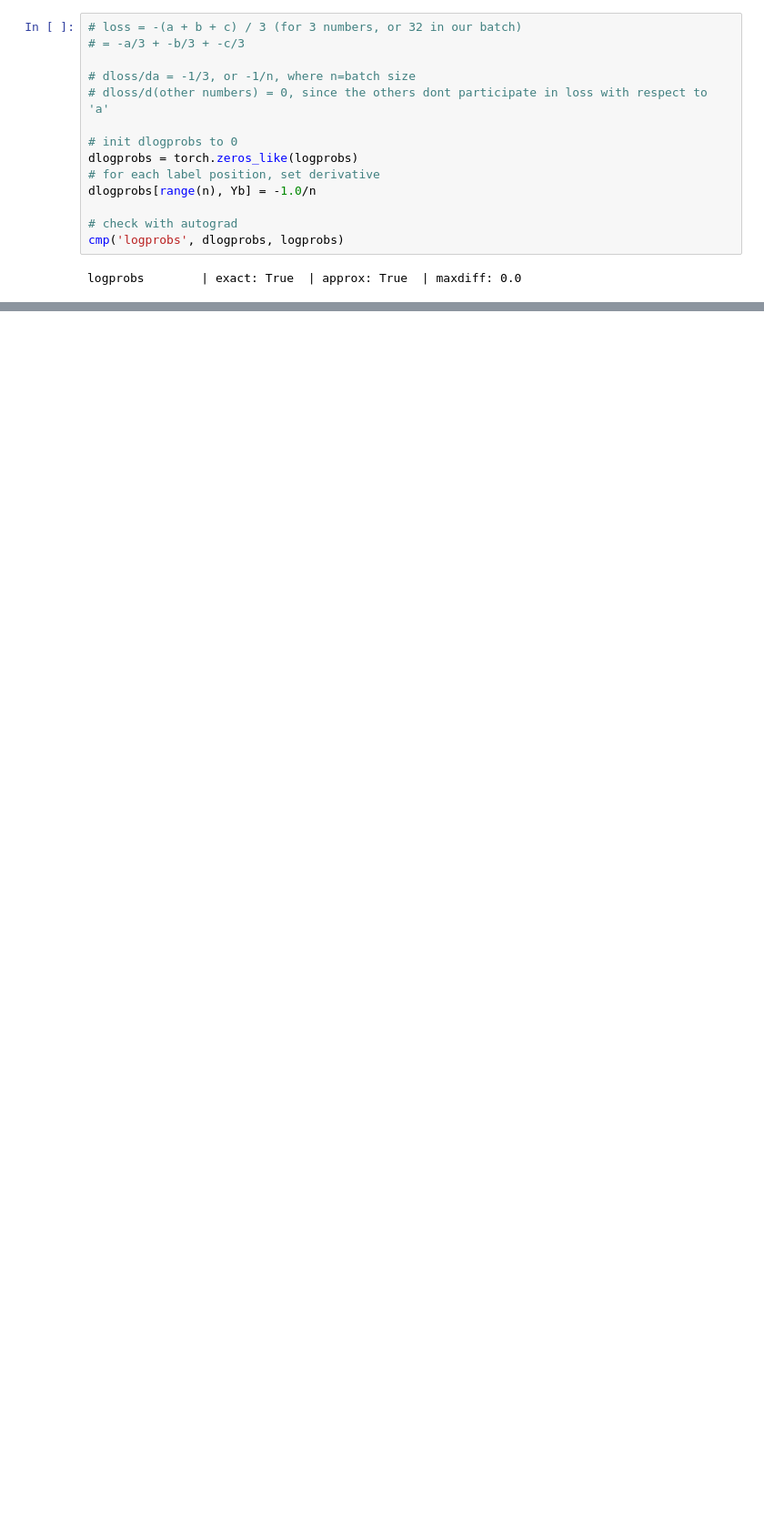
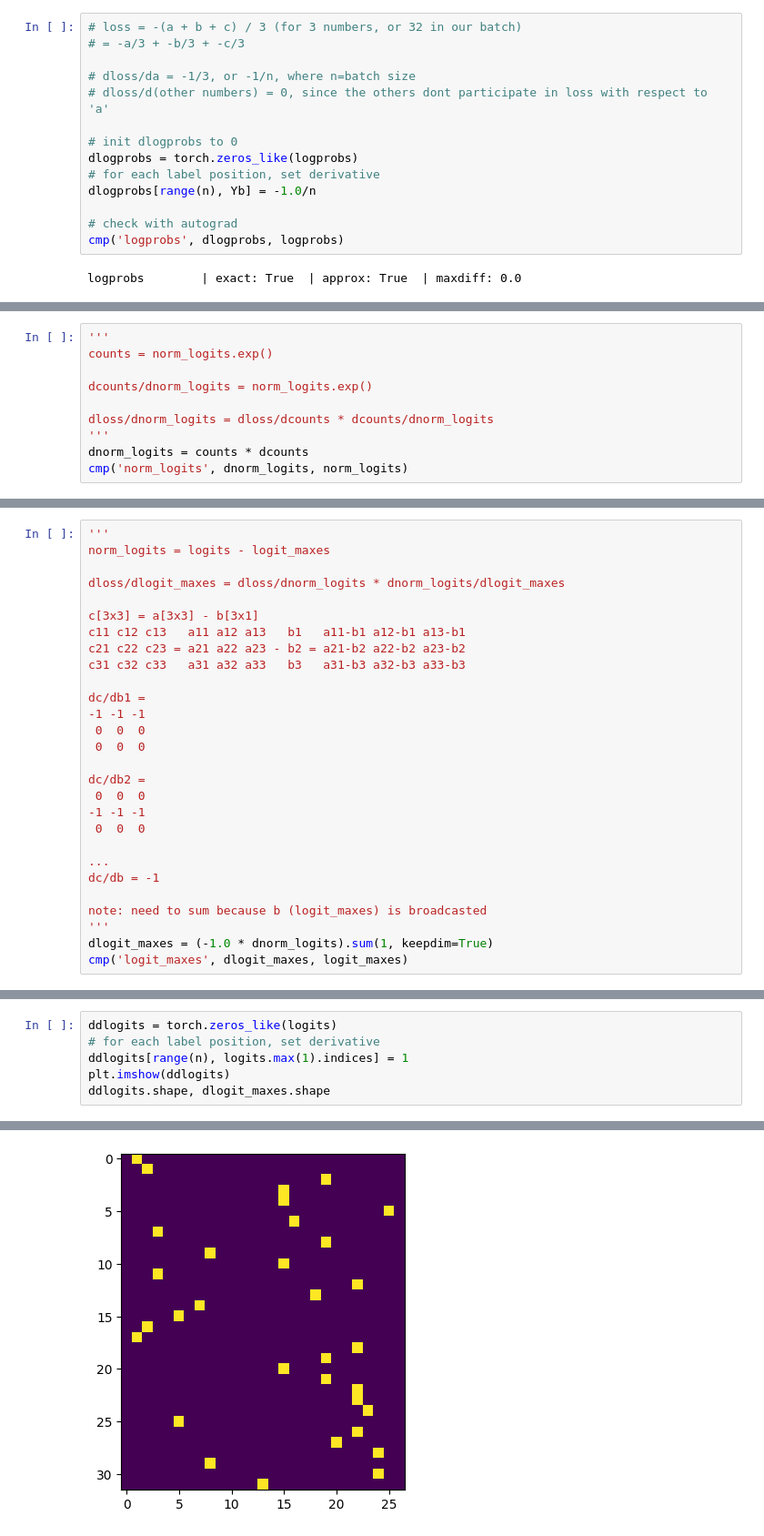
Before and after one commit to yoshi95/nlp, a Jupyter notebook: makemore-part4.ipynb, the cells around one changed output, grey strips where cells are left out. Shown at 91% size. Drawn from its saved outputs; the diff is of its cells as text; blank space fills up the shorter version.

```diff
--- a/makemore-part4.ipynb
+++ b/makemore-part4.ipynb
@@ -219,0 +322,10 @@ torch.Size([32, 27])
+# %%
+'''
+counts = norm_logits.exp()
+
+dcounts/dnorm_logits = norm_logits.exp()
+
+dloss/dnorm_logits = dloss/dcounts * dcounts/dnorm_logits
+'''
+dnorm_logits = counts * dcounts
+cmp('norm_logits', dnorm_logits, norm_logits)
@@ -219,0 +334,28 @@ torch.Size([32, 27])
+# %%
+'''
+norm_logits = logits - logit_maxes
+
+dloss/dlogit_maxes = dloss/dnorm_logits * dnorm_logits/dlogit_maxes
+
+c[3x3] = a[3x3] - b[3x1]
+c11 c12 c13   a11 a12 a13   b1   a11-b1 a12-b1 a13-b1
+c21 c22 c23 = a21 a22 a23 - b2 = a21-b2 a22-b2 a23-b2
+c31 c32 c33   a31 a32 a33   b3   a31-b3 a32-b3 a33-b3
+
+dc/db1 =
+-1 -1 -1
+ 0  0  0
+ 0  0  0
+
+dc/db2 =
+ 0  0  0
+-1 -1 -1
+ 0  0  0
+
+...
+dc/db = -1
+
+note: need to sum because b (logit_maxes) is broadcasted
+'''
+dlogit_maxes = (-1.0 * dnorm_logits).sum(1, keepdim=True)
+cmp('logit_maxes', dlogit_maxes, logit_maxes)
@@ -219,0 +398,7 @@ torch.Size([32, 27])
+# %%
+ddlogits = torch.zeros_like(logits)
+# for each label position, set derivative
+ddlogits[range(n), logits.max(1).indices] = 1
+plt.imshow(ddlogits)
+ddlogits.shape, dlogit_maxes.shape
+# %% [output]
@@ -219,0 +406 @@ torch.Size([32, 27])
+[figure, added]
```
Also changed, not shown: parts of 64 cells of this notebook, 2 other files.
